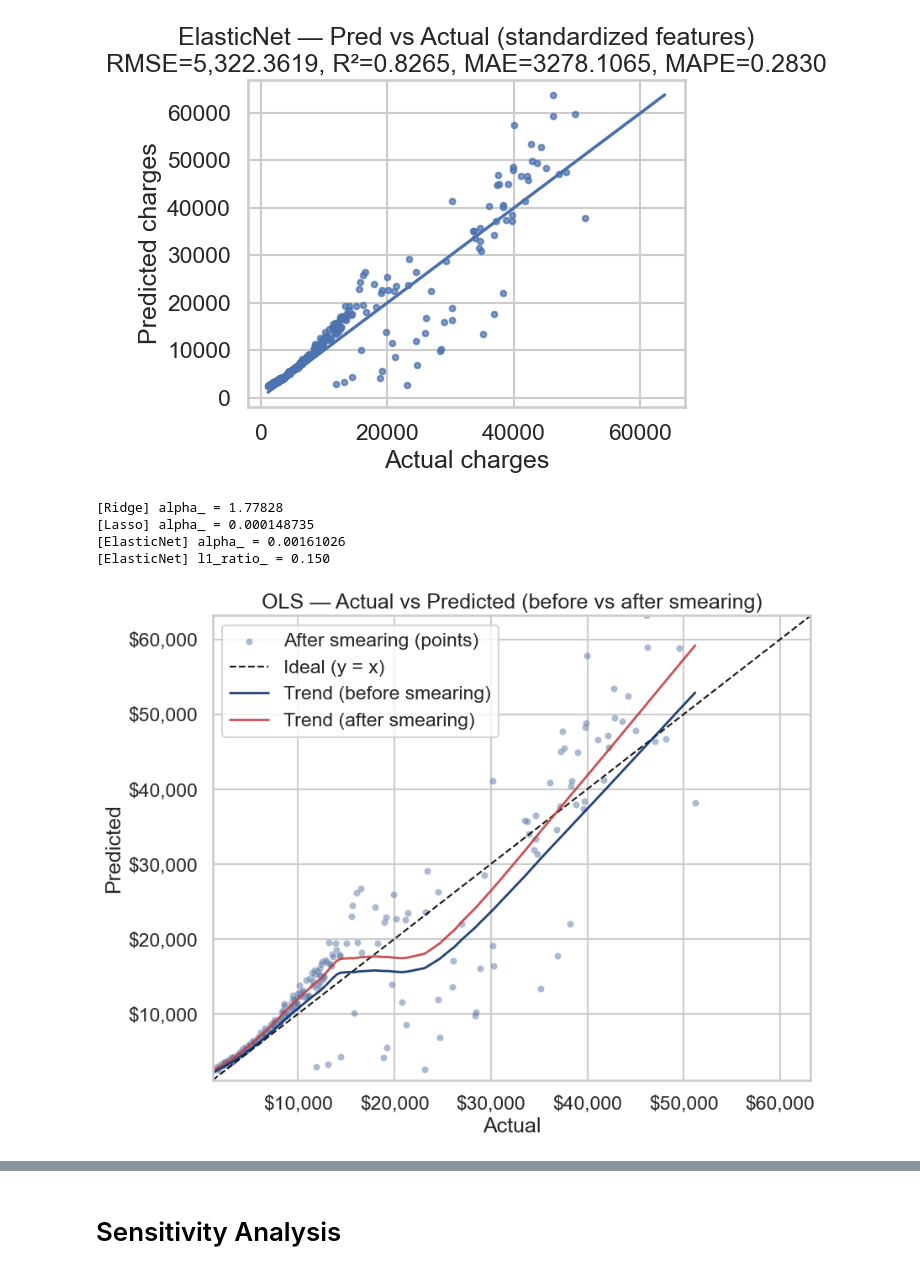
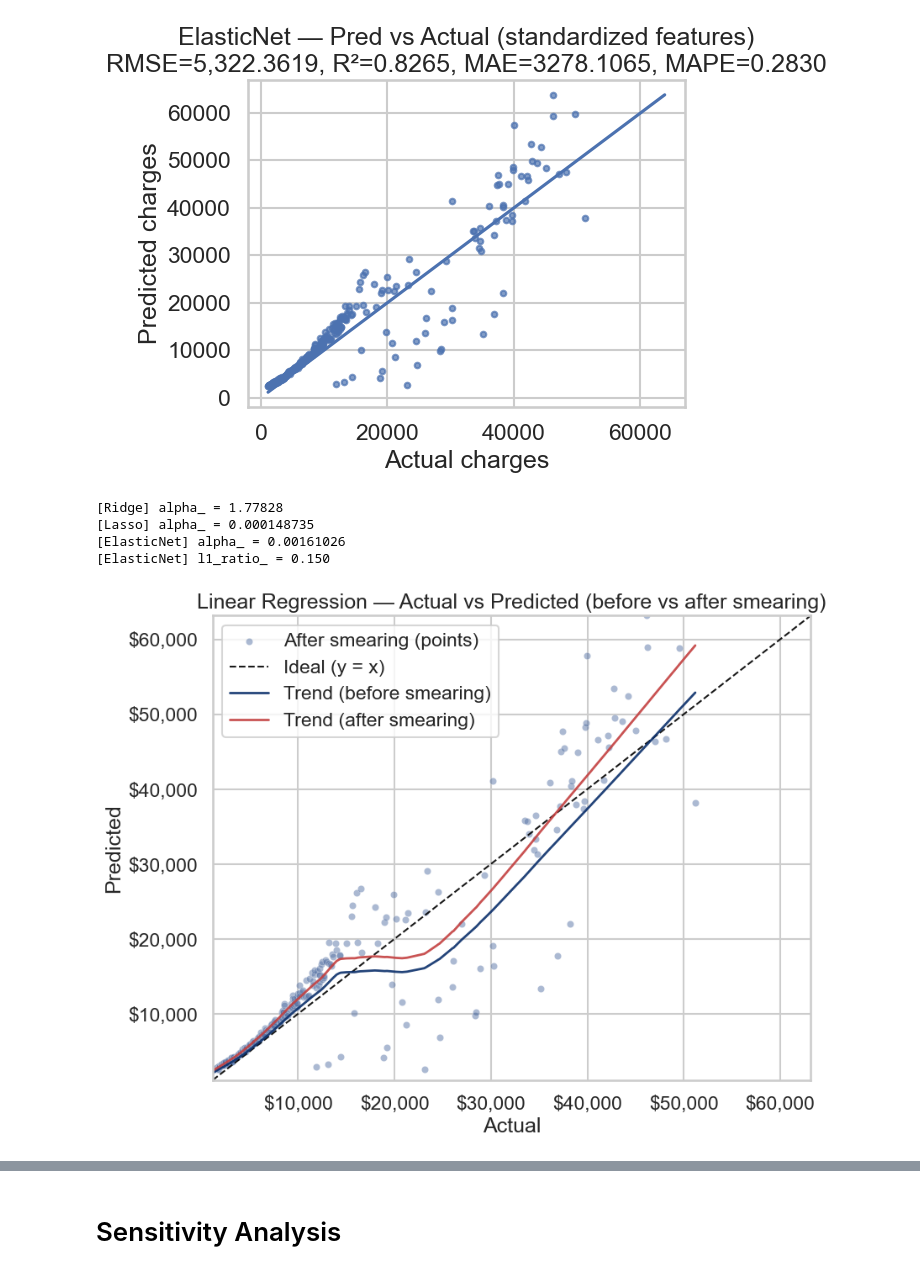
Before and after one commit to grayycc/datathon-2025, a Jupyter notebook: final.ipynb, the cells around one changed output, grey strips where cells are left out. Drawn from its saved outputs; the diff is of its cells as text; code cells hidden in the pictures.

```diff
--- a/final.ipynb
+++ b/final.ipynb
@@ -420,7 +420,7 @@ lasso = LassoCV(alphas=np.logspace(-4, 1, 30), cv=5, max_iter=10000, n_jobs=-1,
 enet  = ElasticNetCV(l1_ratio=[0.15, 0.3, 0.5, 0.7, 0.85, 1.0],
                      alphas=np.logspace(-4, 1, 30), cv=5, max_iter=20000, n_jobs=-1, random_state=88)
 
-models = {"OLS": ols, "Ridge": ridge, "Lasso": lasso, "ElasticNet": enet}
+models = {"Linear Regression": ols, "Ridge": ridge, "Lasso": lasso, "ElasticNet": enet}
 
 # ---- Utilities ----
 _money_fmt = FuncFormatter(lambda x, _: f"${x:,.0f}")
@@ -592,34 +592,34 @@ def metrics_table_before_after(fitted, X_test, y_test):
             "R2_after":    m_after["R2"],
             "Smearing_c":  float(c),
         })
 
     df_metrics = pd.DataFrame(rows).set_index("Model")
     # nice formatting (optional)
     fmt = df_metrics.copy()
     money_cols = ["RMSE_before","RMSE_after","MAE_before","MAE_after"]
     pct_cols   = ["MAPE_before","MAPE_after"]
     r2_cols    = ["R2_before","R2_after"]
 
     fmt[money_cols] = fmt[money_cols].round(2)
     fmt[pct_cols]   = fmt[pct_cols].round(4)
     fmt[r2_cols]    = fmt[r2_cols].round(4)
     fmt["Smearing_c"] = fmt["Smearing_c"].round(6)
 
     # sort by your preferred criterion (e.g., RMSE_after ascending)
     fmt = fmt.sort_values(by="RMSE_after", ascending=True)
 
     print("\n=== Metrics Before vs After Smearing (lower is better for RMSE/MAE/MAPE) ===")
     print(fmt.to_string())
     return df_metrics, fmt  # raw + formatted
 
 # Usage:
 raw_metrics, metrics_pretty = metrics_table_before_after(fitted, X_test, y_test)
 # %% [output]
 [Ridge] alpha_ = 1.77828
 [Lasso] alpha_ = 0.000148735
 [ElasticNet] alpha_ = 0.00161026
 [ElasticNet] l1_ratio_ = 0.150
-[figure, old version]
+[figure, new version]
 [figure]
 [figure]
 [figure]
```
Also changed, not shown: parts of 1 cell of this notebook.
